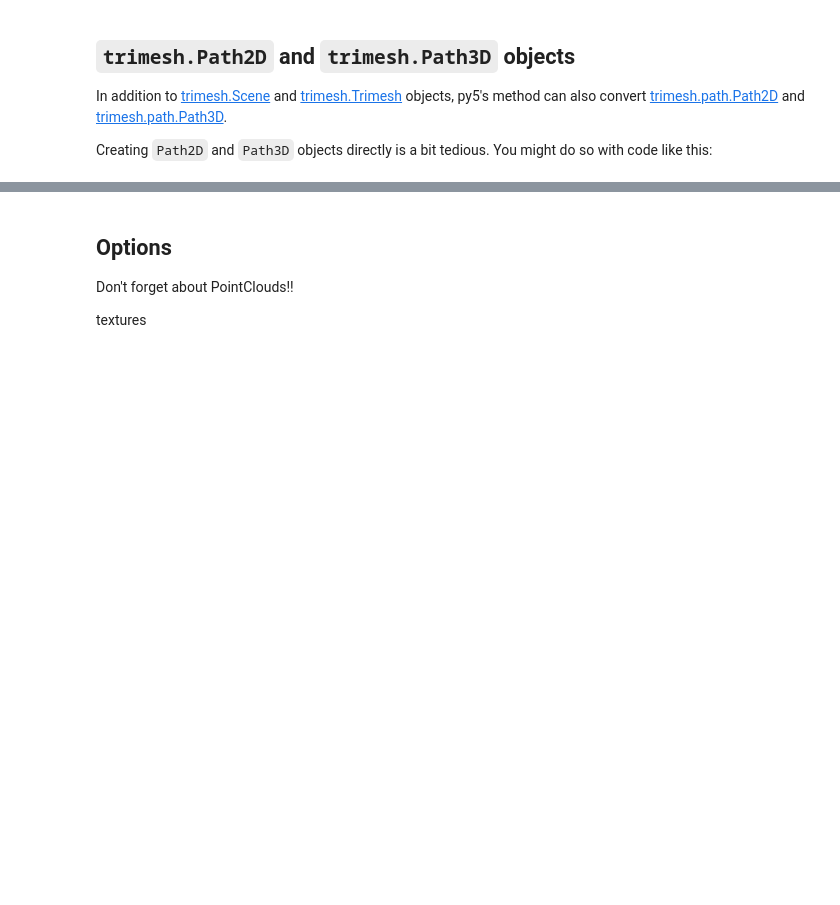
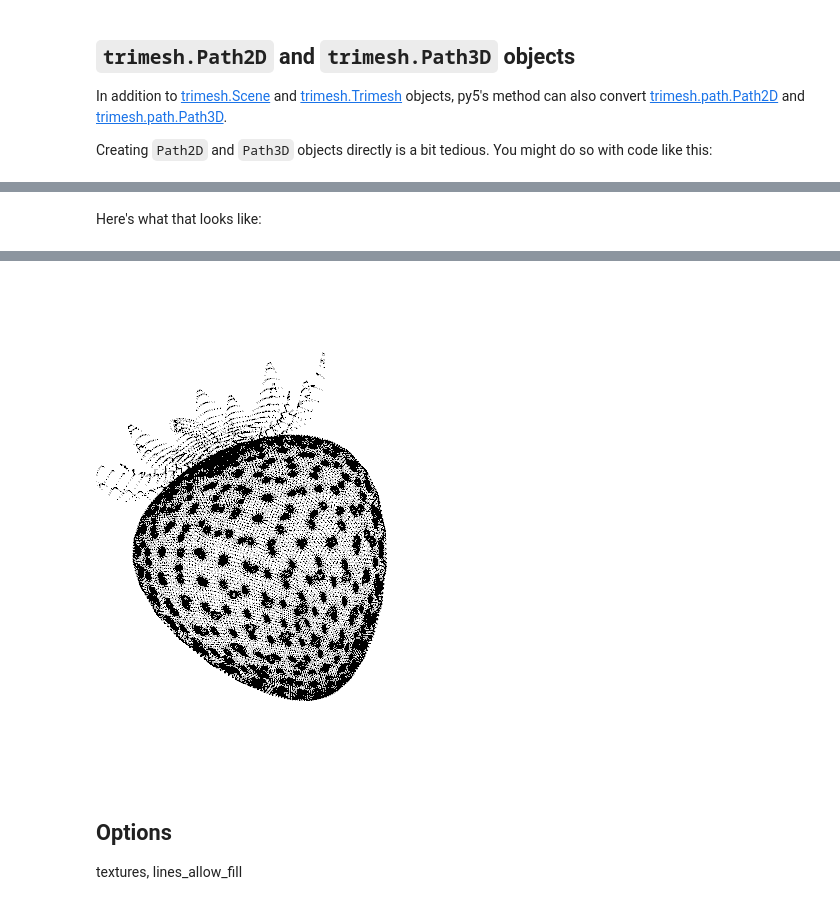
Before and after one commit to py5coding/py5book, a Jupyter notebook: integrations/trimesh.ipynb, the cells around one changed output, grey strips where cells are left out. Drawn from its saved outputs; the diff is of its cells as text; code cells hidden in the pictures; blank space fills up the shorter version.

```diff
--- a/integrations/trimesh.ipynb
+++ b/integrations/trimesh.ipynb
@@ -200,0 +306,5 @@ Next, `path3d` could be converted to a `Py5Shape` object with [](/reference/sket
+# %% [markdown]
+Here's what that looks like:
+# %%
+py5_tools.screenshot()
+# %% [output]
@@ -200,0 +312 @@ Next, `path3d` could be converted to a `Py5Shape` object with [](/reference/sket
+[figure, added]
@@ -201,6 +317,4 @@ Next, `path3d` could be converted to a `Py5Shape` object with [](/reference/sket
 # %% [markdown]
 ## Options
 
-Don't forget about PointClouds!!
-
-textures
+textures, lines_allow_fill
```
Also changed, not shown: parts of 31 cells of this notebook, 1 other file.
